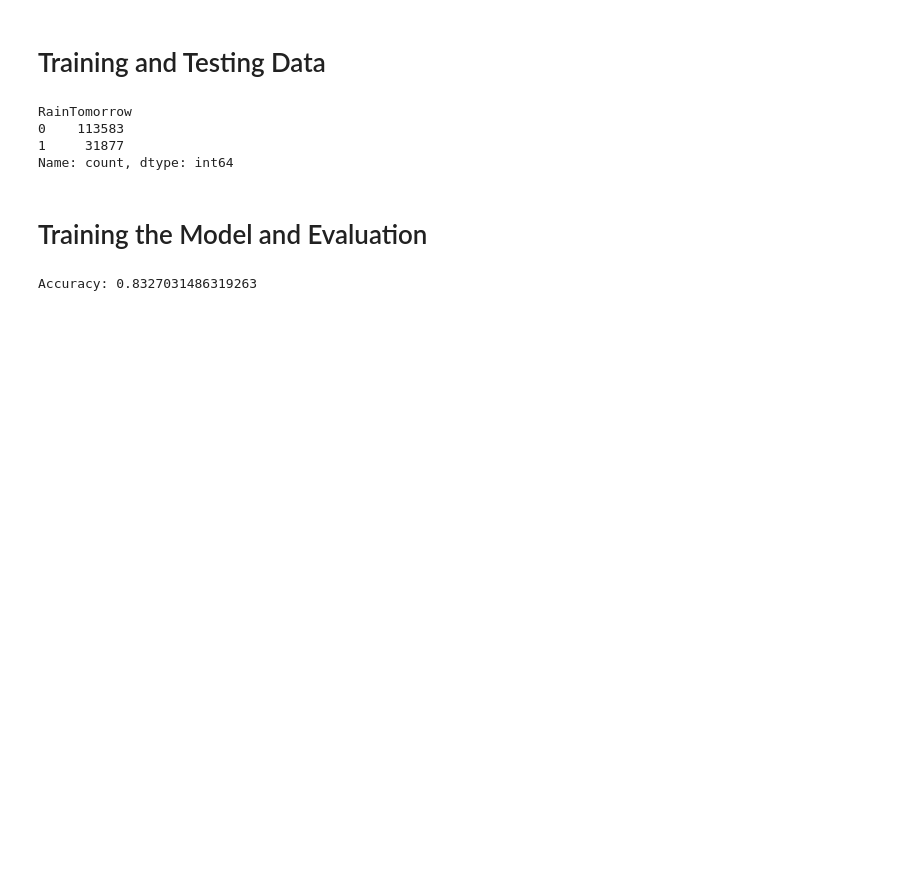
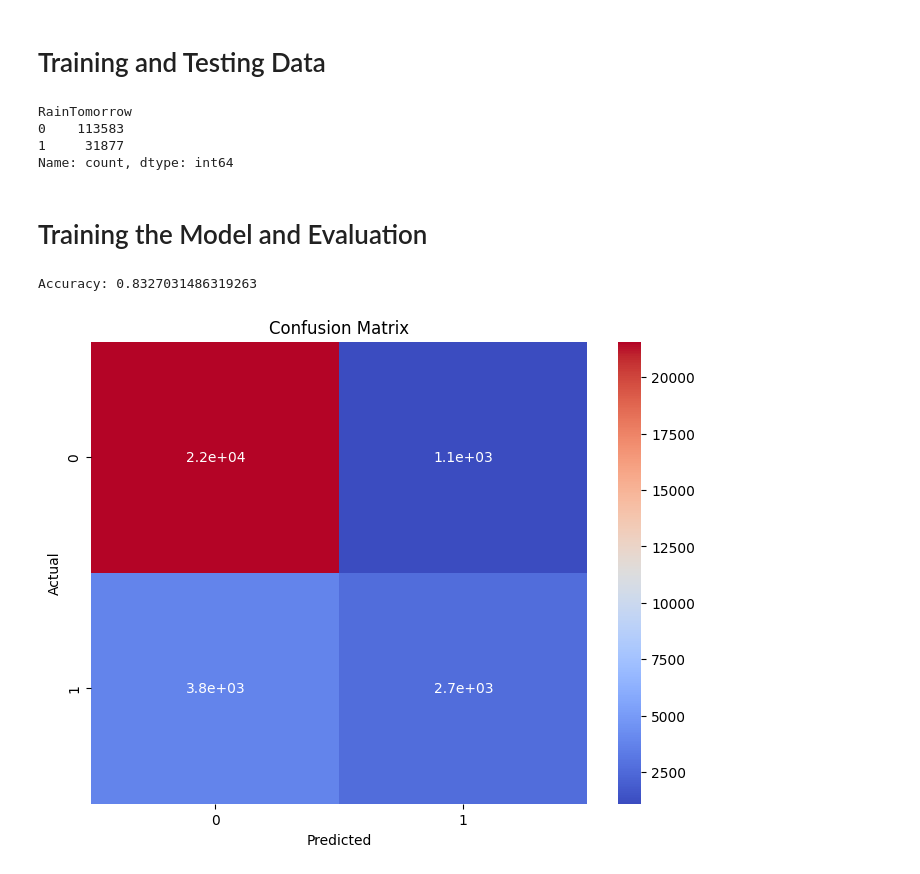
Before and after one commit to anabasalo/ml-portfolio, a Jupyter notebook: logistical-regression.ipynb, the cells around one changed output. Saved outputs shown, nothing was run; the diff lists cells and outputs as text; code cells hidden in the pictures; blank space fills up the shorter version.

```diff
--- a/logistical-regression.ipynb
+++ b/logistical-regression.ipynb
@@ -222,3 +222,17 @@ accuracy = accuracy_score(y_test, y_pred)
 print("Accuracy:", accuracy)
 # %% [output]
 Accuracy: 0.8327031486319263
+# %%
+# Confusion Matrix - this looks for false/true positives and negatives - ranging from -1 to 1.
+# [[True Negative (TN)  False Positive (FP)]
+# [False Negative (FN) True Positive (TP)]]
+
+conf_matrix = confusion_matrix(y_test, y_pred)
+plt.figure(figsize=(8, 6))
+sns.heatmap(conf_matrix, annot=True,cmap="coolwarm")
+plt.xlabel('Predicted')
+plt.ylabel('Actual')
+plt.title('Confusion Matrix')
+plt.show()
+# %% [output]
+[figure, added]
```
Also changed, not shown: parts of 1 cell of this notebook.
